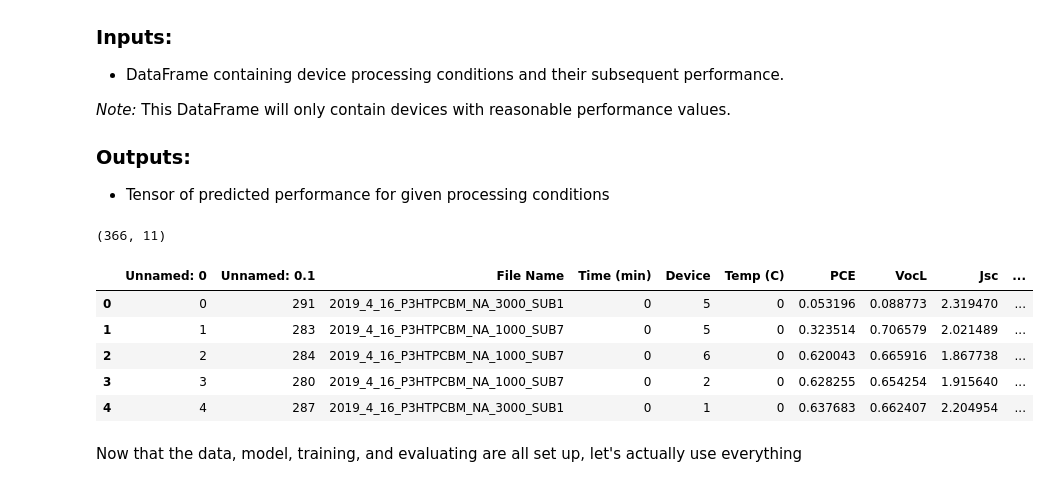
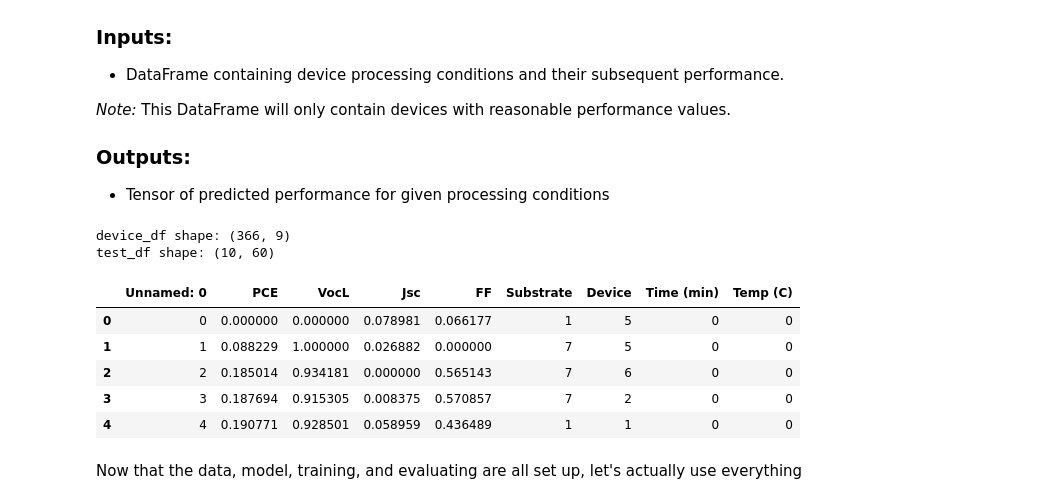
Before and after one commit to wesleyktatum/py-conjugated, a Jupyter notebook: ipynb/Networks/OPV_NN1.ipynb, the cells around one changed output. Cells and saved outputs as stored; diff of their text form; code cells hidden in the pictures.

```diff
--- a/ipynb/Networks/OPV_NN1.ipynb
+++ b/ipynb/Networks/OPV_NN1.ipynb
@@ -42,16 +42,21 @@ torch.manual_seed(28)
 - Tensor of predicted performance for given processing conditions
 # %%
 #Take in data as a dataframe for easy preprocessing
-device_df = pd.read_excel('/Users/wesleytatum/Desktop/py-conjugated/data/OPV_device_df.xlsx')
-print (device_df.shape)
+device_df = pd.read_excel('/Users/wesleytatum/Desktop/py-conjugated/data/normed_OPV_device.xlsx')
+
+test_df = pd.read_excel('/Users/wesleytatum/Desktop/py-conjugated/data/normed_OPV_test.xlsx')
+
+print (f'device_df shape: {device_df.shape}')
+print (f'test_df shape: {test_df.shape}')
 device_df.head()
 # %% [output]
-(366, 11)
+device_df shape: (366, 9)
+test_df shape: (10, 60)
-|  | Unnamed: 0 | Unnamed: 0.1 | File Name | Time (min) | Device | Temp (C) | PCE | VocL | Jsc | ... |
-| 0 | 0 | 291 | 2019_4_16_P3HTPCBM_NA_3000_SUB1 | 0 | 5 | 0 | 0.053196 | 0.088773 | 2.319470 | ... |
-| 1 | 1 | 283 | 2019_4_16_P3HTPCBM_NA_1000_SUB7 | 0 | 5 | 0 | 0.323514 | 0.706579 | 2.021489 | ... |
-| 2 | 2 | 284 | 2019_4_16_P3HTPCBM_NA_1000_SUB7 | 0 | 6 | 0 | 0.620043 | 0.665916 | 1.867738 | ... |
-| 3 | 3 | 280 | 2019_4_16_P3HTPCBM_NA_1000_SUB7 | 0 | 2 | 0 | 0.628255 | 0.654254 | 1.915640 | ... |
-| 4 | 4 | 287 | 2019_4_16_P3HTPCBM_NA_3000_SUB1 | 0 | 1 | 0 | 0.637683 | 0.662407 | 2.204954 | ... |
+|  | Unnamed: 0 | PCE | VocL | Jsc | FF | Substrate | Device | Time (min) | Temp (C) |
+| 0 | 0 | 0.000000 | 0.000000 | 0.078981 | 0.066177 | 1 | 5 | 0 | 0 |
+| 1 | 1 | 0.088229 | 1.000000 | 0.026882 | 0.000000 | 7 | 5 | 0 | 0 |
+| 2 | 2 | 0.185014 | 0.934181 | 0.000000 | 0.565143 | 7 | 6 | 0 | 0 |
+| 3 | 3 | 0.187694 | 0.915305 | 0.008375 | 0.570857 | 7 | 2 | 0 | 0 |
+| 4 | 4 | 0.190771 | 0.928501 | 0.058959 | 0.436489 | 1 | 1 | 0 | 0 |
 # %%
 # Hyper parameters
```
Also changed, not shown: parts of 8 cells of this notebook, 3 other files.
